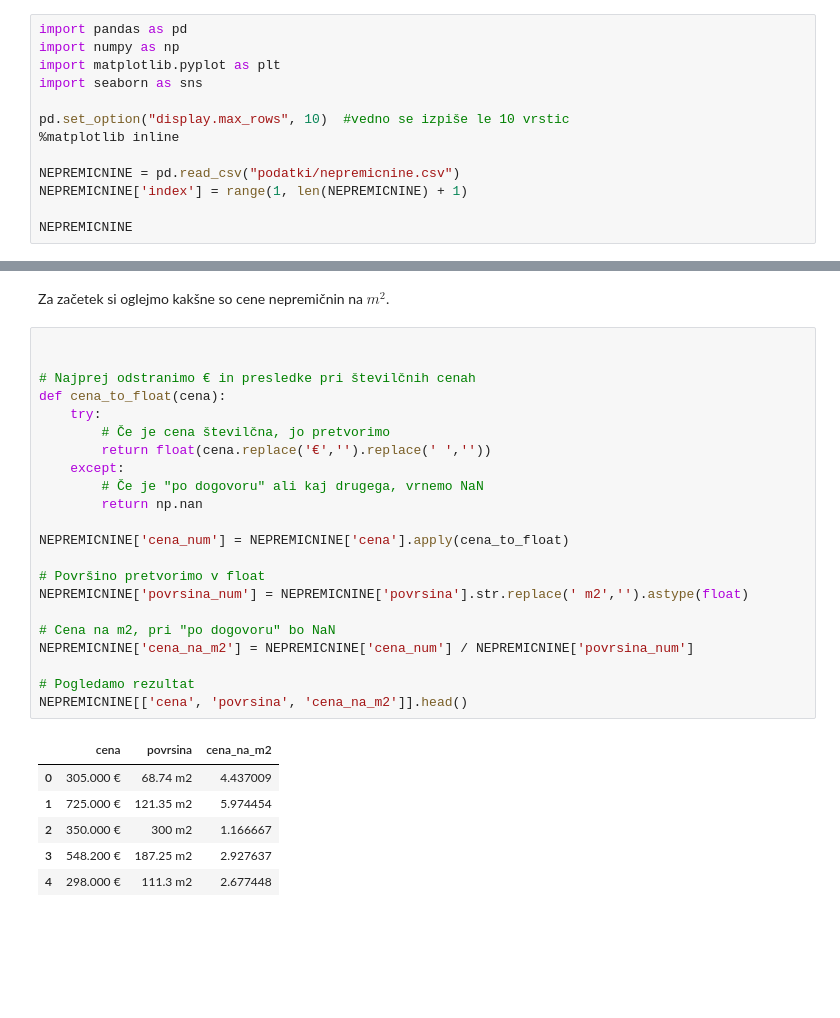
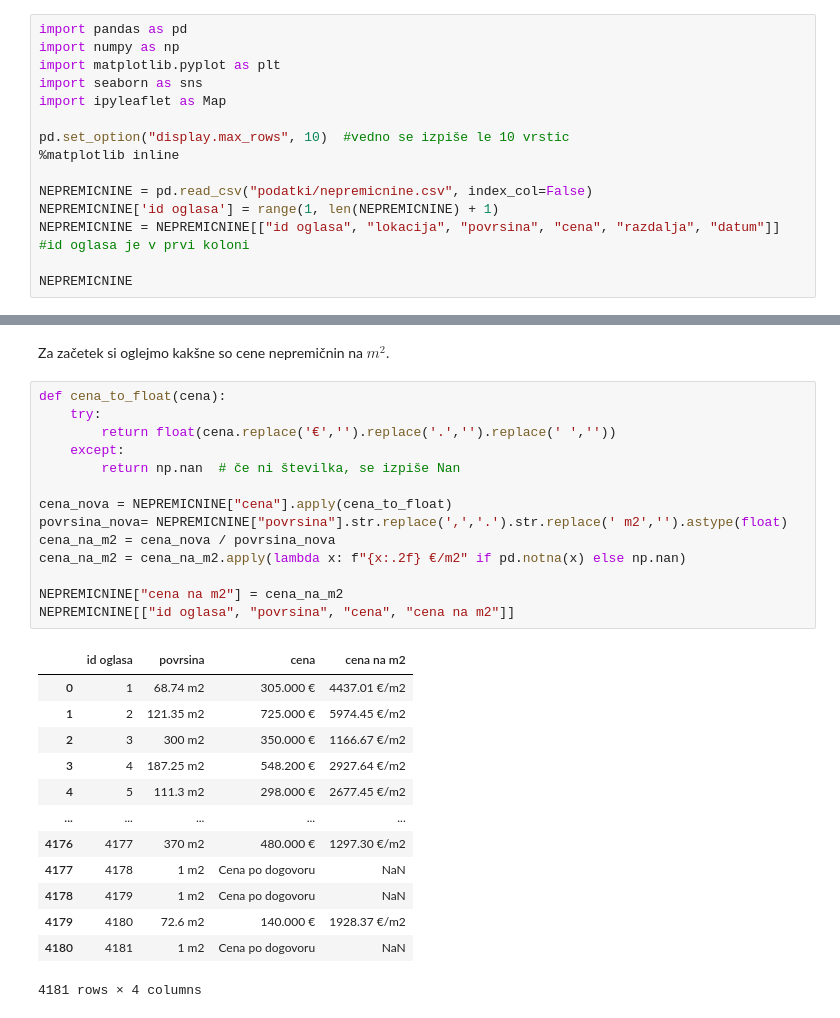
Before and after one commit to TinejLampic/projektna-naloga, a Jupyter notebook: analiza_podatkov.ipynb, the cells around one changed output, grey strips where cells are left out. Drawn from its saved outputs; the diff is of its cells as text; blank space fills up the shorter version.

```diff
--- a/analiza_podatkov.ipynb
+++ b/analiza_podatkov.ipynb
@@ -10,12 +10,14 @@ import pandas as pd
 import numpy as np
 import matplotlib.pyplot as plt
 import seaborn as sns
+import ipyleaflet as Map
 
 pd.set_option("display.max_rows", 10)  #vedno se izpiše le 10 vrstic
 %matplotlib inline
 
-NEPREMICNINE = pd.read_csv("podatki/nepremicnine.csv")
-NEPREMICNINE['index'] = range(1, len(NEPREMICNINE) + 1)
+NEPREMICNINE = pd.read_csv("podatki/nepremicnine.csv", index_col=False)
+NEPREMICNINE['id oglasa'] = range(1, len(NEPREMICNINE) + 1)
+NEPREMICNINE = NEPREMICNINE[["id oglasa", "lokacija", "povrsina", "cena", "razdalja", "datum"]]    #id oglasa je v prvi koloni
 
 NEPREMICNINE
 # %% [output]
@@ -35,31 +37,30 @@ NEPREMICNINE
 # %% [markdown]
 Za začetek si oglejmo kakšne so cene nepremičnin na $m^2$.
 # %%
-
-
-# Najprej odstranimo € in presledke pri številčnih cenah
 def cena_to_float(cena):
     try:
-        # Če je cena številčna, jo pretvorimo
-        return float(cena.replace('€','').replace(' ',''))
+        return float(cena.replace('€','').replace('.','').replace(' ',''))
     except:
-        # Če je "po dogovoru" ali kaj drugega, vrnemo NaN
-        return np.nan
+        return np.nan  # če ni številka, se izpiše Nan
 
-NEPREMICNINE['cena_num'] = NEPREMICNINE['cena'].apply(cena_to_float)
+cena_nova = NEPREMICNINE["cena"].apply(cena_to_float)
+povrsina_nova= NEPREMICNINE["povrsina"].str.replace(',','.').str.replace(' m2','').astype(float)
+cena_na_m2 = cena_nova / povrsina_nova
+cena_na_m2 = cena_na_m2.apply(lambda x: f"{x:.2f} €/m2" if pd.notna(x) else np.nan)
 
-# Površino pretvorimo v float
-NEPREMICNINE['povrsina_num'] = NEPREMICNINE['povrsina'].str.replace(' m2','').astype(float)
-
-# Cena na m2, pri "po dogovoru" bo NaN
-NEPREMICNINE['cena_na_m2'] = NEPREMICNINE['cena_num'] / NEPREMICNINE['povrsina_num']
-
-# Pogledamo rezultat
-NEPREMICNINE[['cena', 'povrsina', 'cena_na_m2']].head()
+NEPREMICNINE["cena na m2"] = cena_na_m2
+NEPREMICNINE[["id oglasa", "povrsina", "cena", "cena na m2"]]
 # %% [output]
-|  | cena | povrsina | cena_na_m2 |
-| 0 | 305.000 € | 68.74 m2 | 4.437009 |
-| 1 | 725.000 € | 121.35 m2 | 5.974454 |
-| 2 | 350.000 € | 300 m2 | 1.166667 |
-| 3 | 548.200 € | 187.25 m2 | 2.927637 |
-| 4 | 298.000 € | 111.3 m2 | 2.677448 |
+|  | id oglasa | povrsina | cena | cena na m2 |
+| 0 | 1 | 68.74 m2 | 305.000 € | 4437.01 €/m2 |
+| 1 | 2 | 121.35 m2 | 725.000 € | 5974.45 €/m2 |
+| 2 | 3 | 300 m2 | 350.000 € | 1166.67 €/m2 |
+| 3 | 4 | 187.25 m2 | 548.200 € | 2927.64 €/m2 |
+| 4 | 5 | 111.3 m2 | 298.000 € | 2677.45 €/m2 |
+| ... | ... | ... | ... | ... |
+| 4176 | 4177 | 370 m2 | 480.000 € | 1297.30 €/m2 |
+| 4177 | 4178 | 1 m2 | Cena po dogovoru | NaN |
+| 4178 | 4179 | 1 m2 | Cena po dogovoru | NaN |
+| 4179 | 4180 | 72.6 m2 | 140.000 € | 1928.37 €/m2 |
+| 4180 | 4181 | 1 m2 | Cena po dogovoru | NaN |
+4181 rows × 4 columns
```
Also changed, not shown: parts of 7 cells of this notebook.
